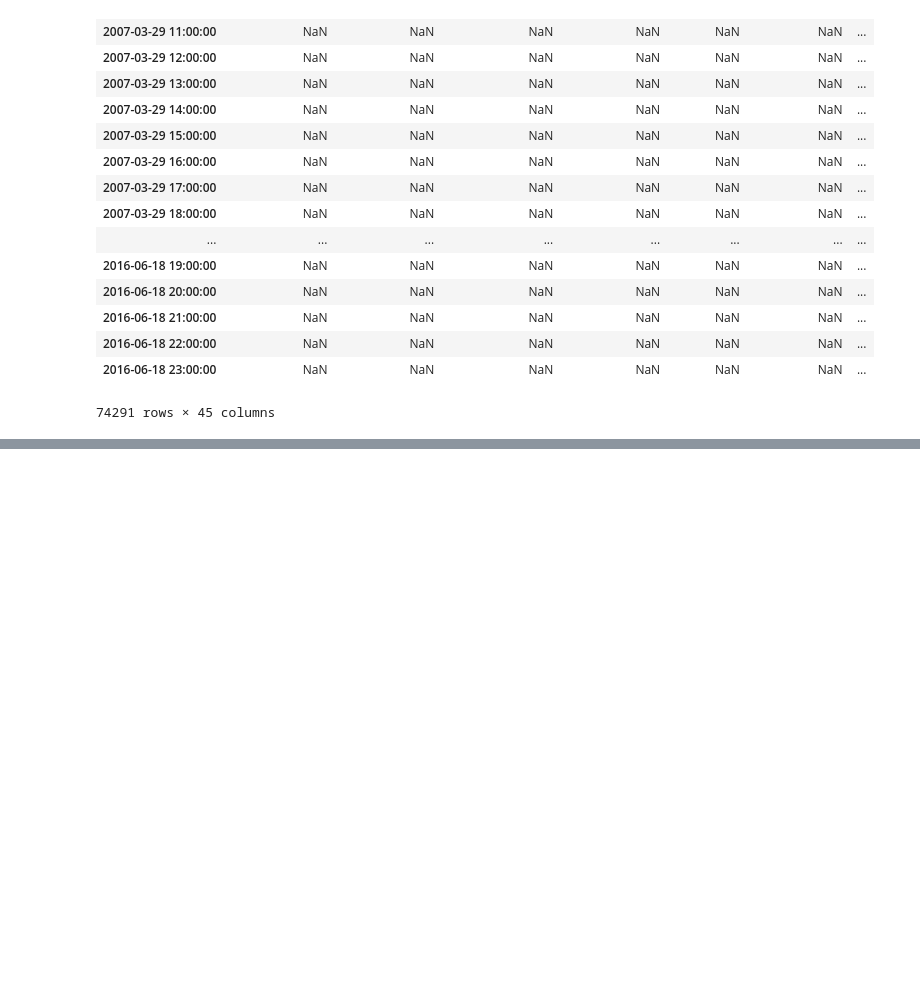
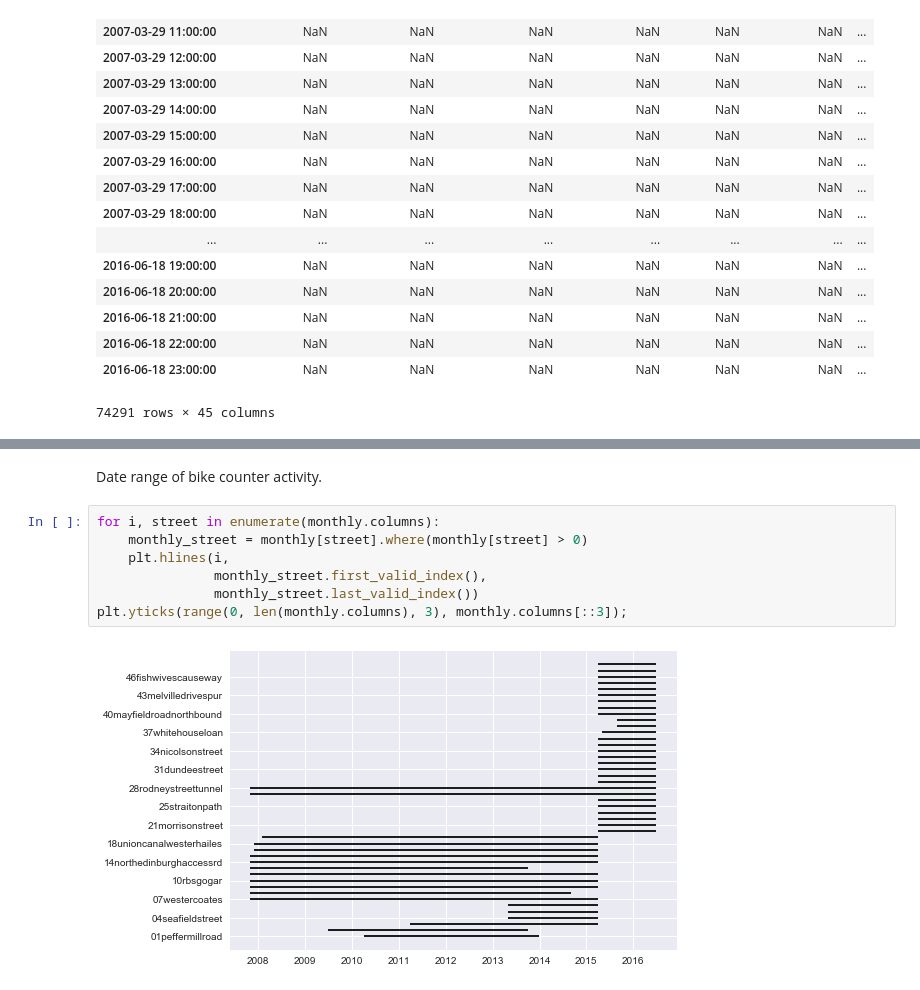
Before and after one commit to ajgeers/edinburgh-bike-counter, a Jupyter notebook: data_analysis.ipynb, the cells around one changed output, grey strips where cells are left out. Saved outputs shown, nothing was run; the diff lists cells and outputs as text; blank space fills up the shorter version.

```diff
--- a/data_analysis.ipynb
+++ b/data_analysis.ipynb
@@ -41,0 +59,11 @@ data
+# %% [markdown]
+Date range of bike counter activity.
+# %%
+for i, street in enumerate(monthly.columns):
+    monthly_street = monthly[street].where(monthly[street] > 0)
+    plt.hlines(i,
+               monthly_street.first_valid_index(),
+               monthly_street.last_valid_index())
+plt.yticks(range(0, len(monthly.columns), 3), monthly.columns[::3]);
+# %% [output]
+[figure, added]
```
Also changed, not shown: parts of 5 cells of this notebook.
